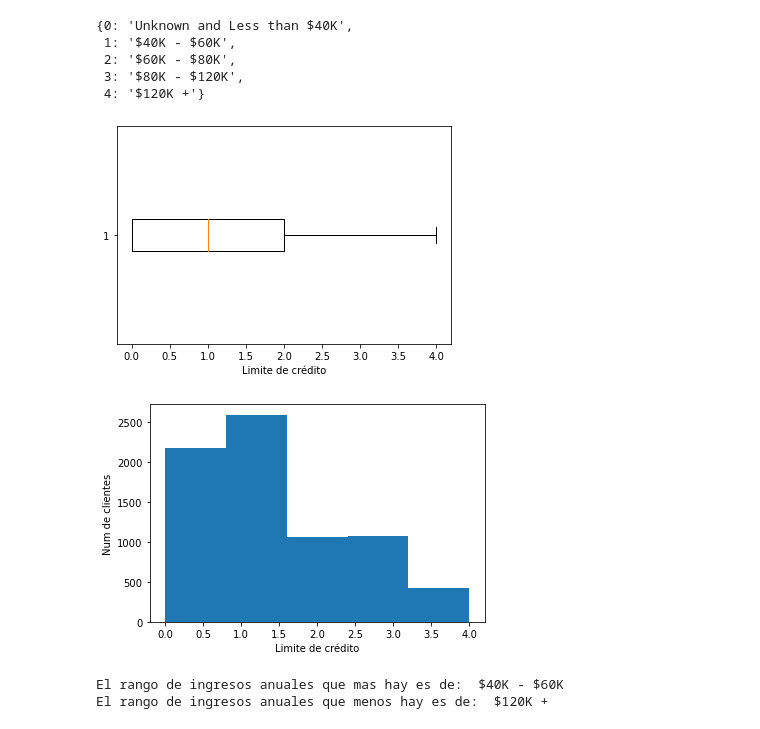
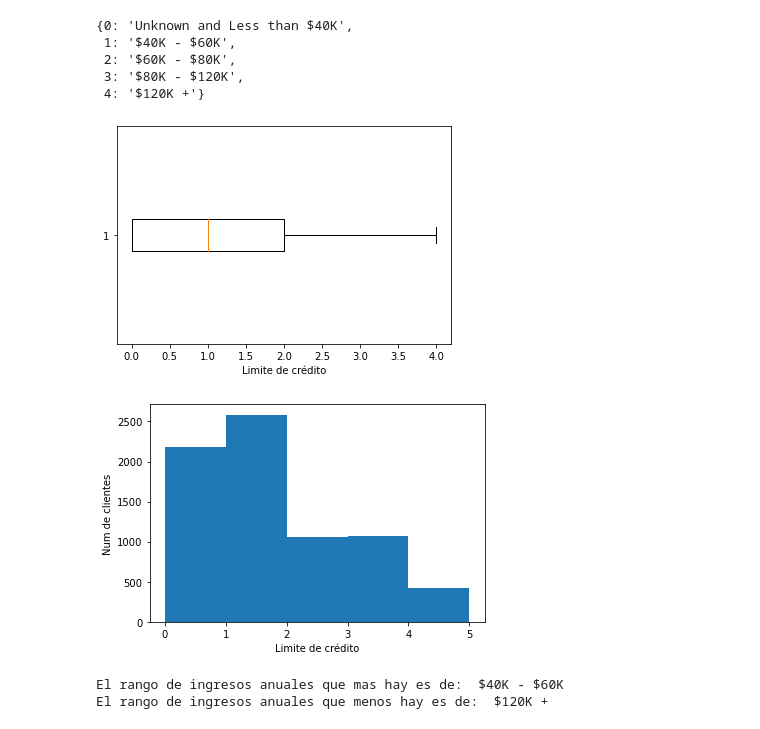
Before and after one commit to IvanArellanoRuelas/ProyectoModulo1_ArellanoI_LafargaI, a Jupyter notebook: ProyectoModulo2_Arellano_Lafarga.ipynb, the cells around one changed output. Cells and saved outputs as stored; diff of their text form; code cells hidden in the pictures.

```diff
--- a/ProyectoModulo2_Arellano_Lafarga.ipynb
+++ b/ProyectoModulo2_Arellano_Lafarga.ipynb
@@ -839,3 +857,6 @@ N_4 =db['Income_Category1']
+# %%
+N_4_s =db['Income_Category1']
+N_4 = db['Income_Category2']
 # %%
 Diccionario_N4 = {0:'Unknown and Less than $40K',1:'$40K - $60K',2:'$60K - $80K',3:'$80K - $120K',4:'$120K +'}
 Diccionario_N4
@@ -846,15 +867,15 @@ Diccionario_N4
  3: '$80K - $120K',
  4: '$120K +'}
 # %%
-plt.boxplot(N_4, vert=False)
+plt.boxplot(N_4_s, vert=False)
 plt.xlabel('Limite de crédito')
 plt.show();
 
 plt.hist(N_4,bins=5,density=False)
 plt.xlabel('Limite de crédito')
 plt.ylabel('Num de clientes')
 plt.show();
 # %% [output]
 [figure]
-[figure, old version]
+[figure, new version]
 # %%
```
Also changed, not shown: parts of 26 cells of this notebook, 1 other file.
